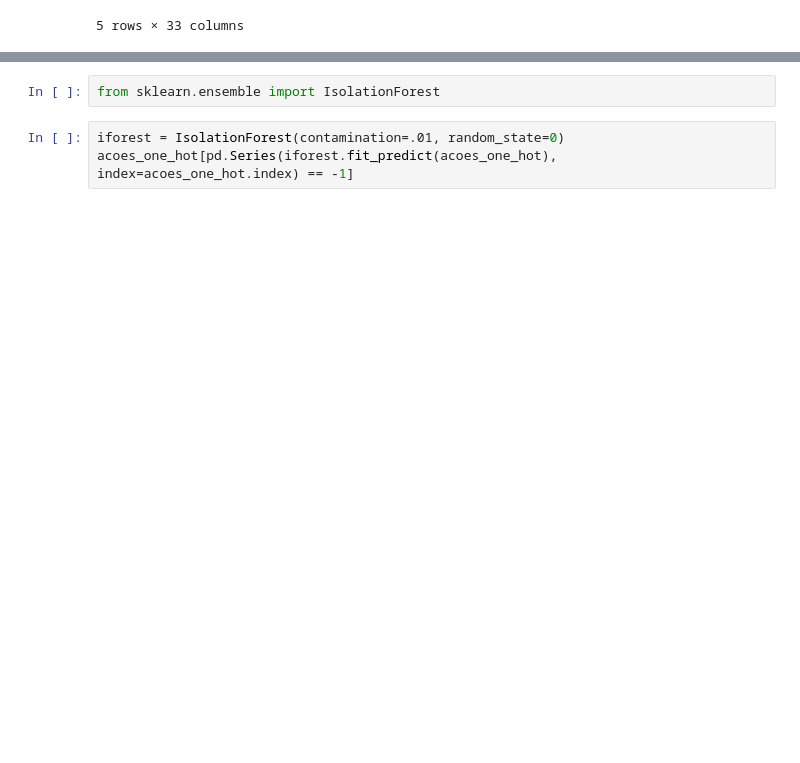
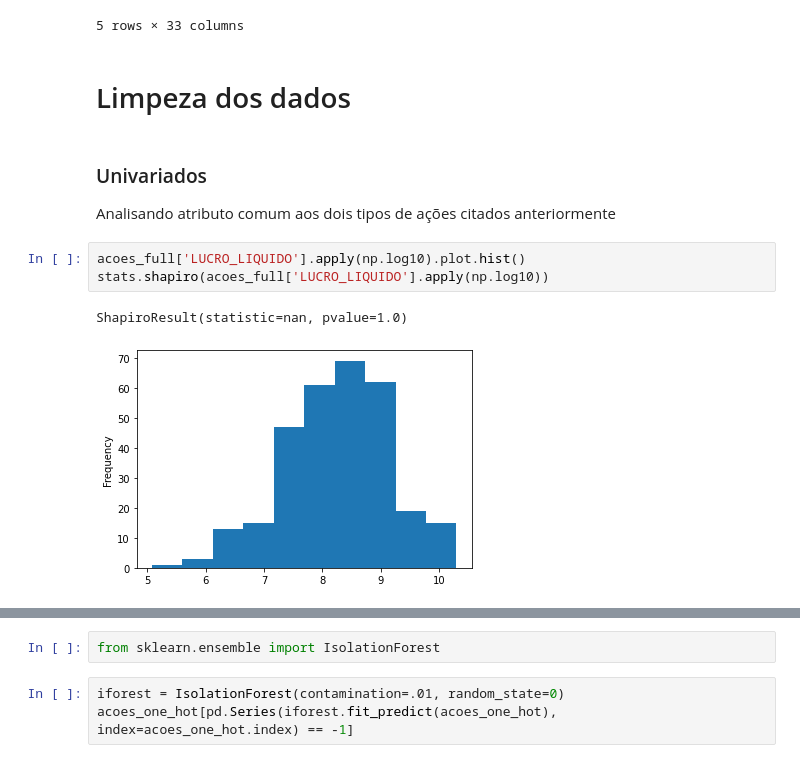
Before and after one commit to AdilsonAngelo/IF697-2020.3, a Jupyter notebook: notebooks/b3.ipynb, the cells around one changed output, grey strips where cells are left out. Cells and saved outputs as stored; diff of their text form; blank space fills up the shorter version.

```diff
--- a/notebooks/b3.ipynb
+++ b/notebooks/b3.ipynb
@@ -363,3 +363,15 @@ acoes_full.head()
 | BBDC3 | 1.329520e+12 | 0.0 | 0.0 | 0.0 | 0.0 | 1.351340e+11 | 0.0 | ... |
 | BBDC4 | 1.329520e+12 | 0.0 | 0.0 | 0.0 | 0.0 | 1.351340e+11 | 0.0 | ... |
 5 rows × 33 columns
+# %% [markdown]
+# Limpeza dos dados
+# %% [markdown]
+### Univariados
+
+Analisando atributo comum aos dois tipos de ações citados anteriormente
+# %%
+acoes_full['LUCRO_LIQUIDO'].apply(np.log10).plot.hist()
+stats.shapiro(acoes_full['LUCRO_LIQUIDO'].apply(np.log10))
+# %% [output]
+ShapiroResult(statistic=nan, pvalue=1.0)
+[figure, added]
```
Also changed, not shown: parts of 20 cells of this notebook.
